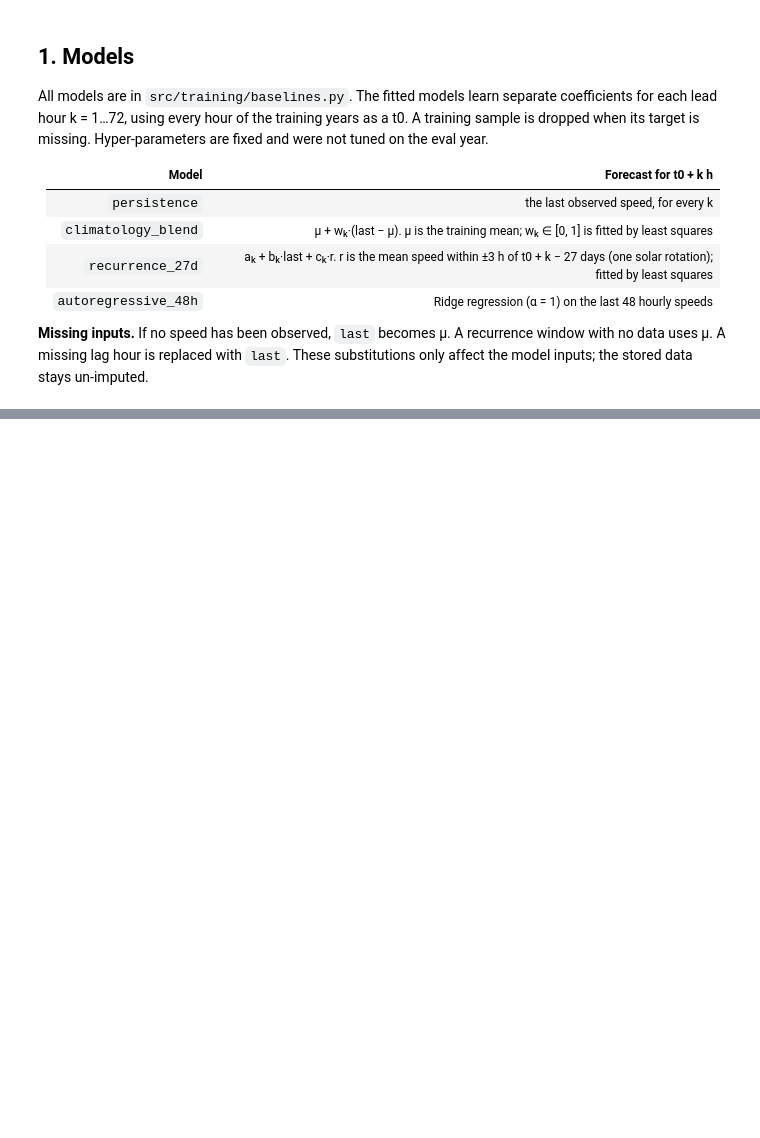
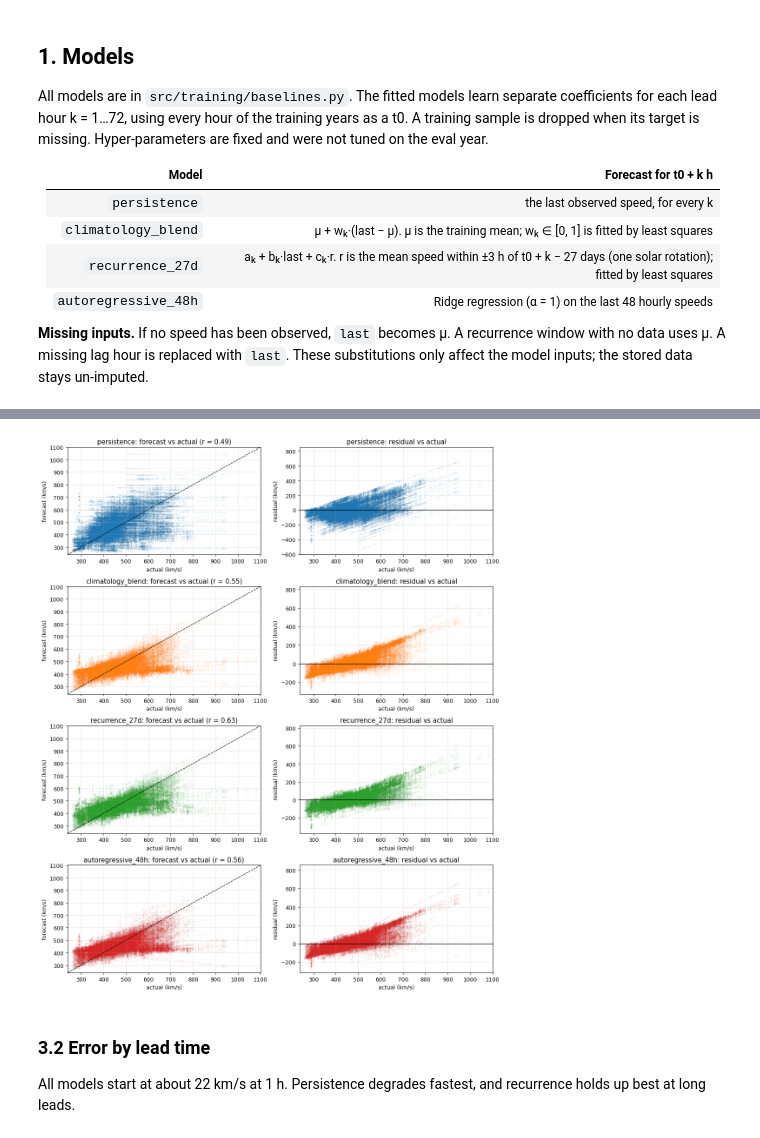
Before and after one commit to chingozhatinashe/benchlab-competition, a Jupyter notebook: src/experiments/baselines.ipynb, the cells around one changed output, grey strips where cells are left out. Saved outputs shown, nothing was run; the diff lists cells and outputs as text; code cells hidden in the pictures; blank space fills up the shorter version.

```diff
--- a/src/experiments/baselines.ipynb
+++ b/src/experiments/baselines.ipynb
@@ -272,0 +232,22 @@ eval year.
+# %%
+ok = np.isfinite(actual)
+fig, axes = plt.subplots(len(ALL), 2, figsize=(12, 3.6 * len(ALL)))
+lims = (np.nanmin(actual) - 20, np.nanmax(actual) + 20)
+for (ax_l, ax_r), name in zip(axes, ALL, strict=True):
+    a, f, r = actual[ok], forecasts[name][ok], residuals[name][ok]
+    ax_l.scatter(a, f, s=1, alpha=0.05, color=COLORS[name], rasterized=True)
+    ax_l.plot(lims, lims, "k--", lw=1)
+    ax_l.set(xlim=lims, ylim=lims, xlabel="actual (km/s)", ylabel="forecast (km/s)")
+    ax_l.set_title(f"{name}: forecast vs actual (r = {np.corrcoef(a, f)[0, 1]:.2f})")
+    ax_r.scatter(a, r, s=1, alpha=0.05, color=COLORS[name], rasterized=True)
+    ax_r.axhline(0, color="k", lw=1)
+    ax_r.set(xlim=lims, xlabel="actual (km/s)", ylabel="residual (km/s)")
+    ax_r.set_title(f"{name}: residual vs actual")
+fig.tight_layout()
+# %% [output]
+[figure, added]
+# %% [markdown]
+### 3.2 Error by lead time
+
+All models start at about 22 km/s at 1 h. Persistence degrades fastest, and recurrence holds up
+best at long leads.
```
Also changed, not shown: parts of 43 cells of this notebook, 4 other files.
